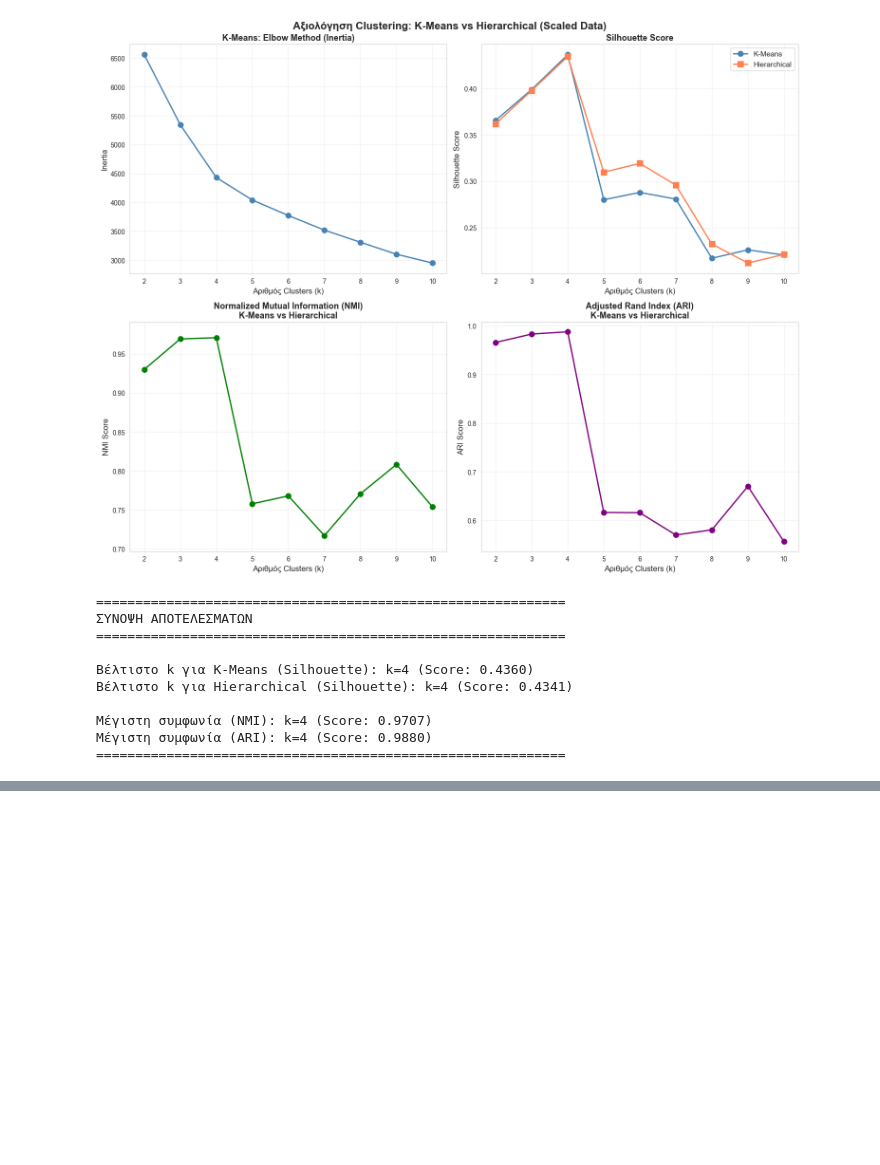
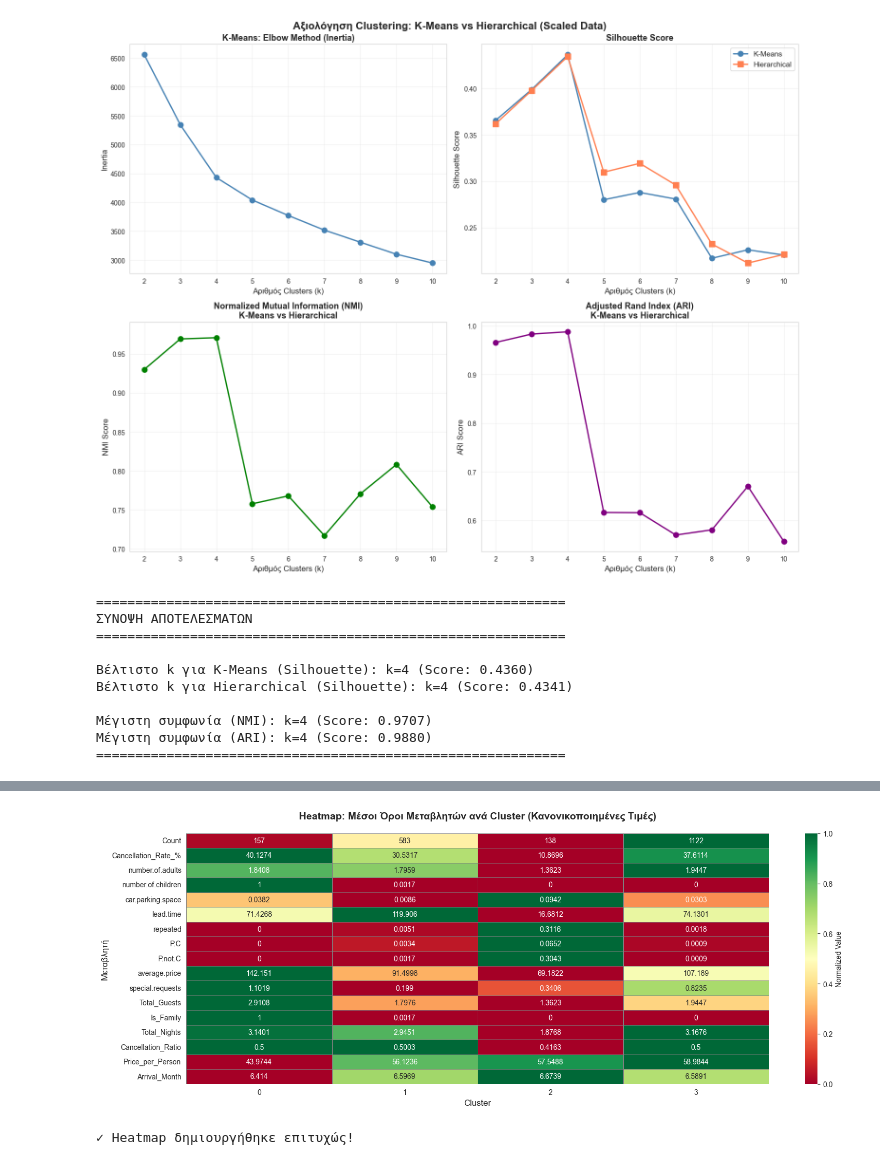
Before and after one commit to dgodolias/HotelCancellationsClustering, a Jupyter notebook: preprocessing.ipynb, the cells around one changed output, grey strips where cells are left out. Saved outputs shown, nothing was run; the diff lists cells and outputs as text; code cells hidden in the pictures; blank space fills up the shorter version.

```diff
--- a/preprocessing.ipynb
+++ b/preprocessing.ipynb
@@ -1182,0 +1324,20 @@ FEATURE ELIMINATION ANALYSIS (k=3)
+# %%
+# Δημιουργία πλήρους πίνακα με μέσους όρους
+cluster_summary = cluster_means.copy()
+
+# Προσθήκη ποσοστού ακυρώσεων
+cluster_summary['Cancellation_Rate_%'] = cancellation_rates
+
+# Προσθήκη πλήθους κράτησεων ανά cluster
+cluster_summary['Count'] = df_with_clusters.groupby('Cluster').size().values
+
+# Αναδιάταξη στηλών για καλύτερη παρουσίαση
+cols_order = ['Count', 'Cancellation_Rate_%'] + variables_to_analyze
+cluster_summary = cluster_summary[cols_order]
+
+print("="*100)
+print("ΠΙΝΑΚΑΣ ΜΕΣΩΝ ΟΡΩΝ ΑΝΑ CLUSTER")
+print("="*100)
+print("\nClusters (γραμμές) × Μεταβλητές (στήλες)")
+print("-"*100)
+display(cluster_summary.round(4))
@@ -1182,0 +1357,26 @@ FEATURE ELIMINATION ANALYSIS (k=3)
+# %%
+# Heatmap για καλύτερη οπτικοποίηση των διαφορών
+plt.figure(figsize=(16, 6))
+
+# Κανονικοποίηση για το heatmap (Min-Max Scaling)
+from sklearn.preprocessing import MinMaxScaler
+scaler_heatmap = MinMaxScaler()
+cluster_summary_normalized = cluster_summary.copy()
+cluster_summary_normalized.iloc[:, :] = scaler_heatmap.fit_transform(cluster_summary)
+
+# Δημιουργία heatmap
+sns.heatmap(cluster_summary_normalized.T, annot=cluster_summary.T.round(4),
+            fmt='g', cmap='RdYlGn', cbar_kws={'label': 'Normalized Value'},
+            linewidths=0.5, linecolor='gray')
+
+plt.title('Heatmap: Μέσοι Όροι Μεταβλητών ανά Cluster (Κανονικοποιημένες Τιμές)',
+          fontsize=14, fontweight='bold', pad=20)
+plt.xlabel('Cluster', fontsize=12)
+plt.ylabel('Μεταβλητή', fontsize=12)
+plt.tight_layout()
+plt.show()
+
+print("\n✓ Heatmap δημιουργήθηκε επιτυχώς!")
+# %% [output]
+[figure, added]
+✓ Heatmap δημιουργήθηκε επιτυχώς!
```
Also changed, not shown: parts of 11 cells of this notebook.
